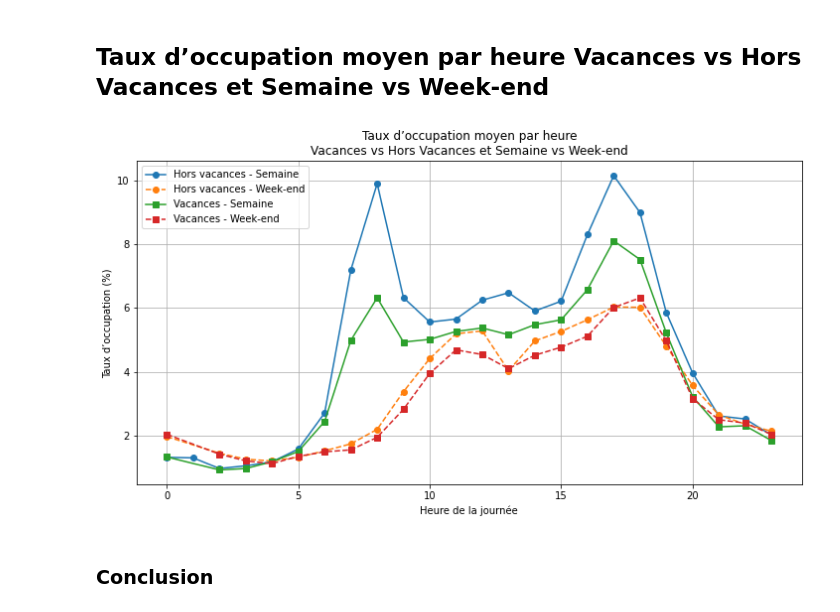
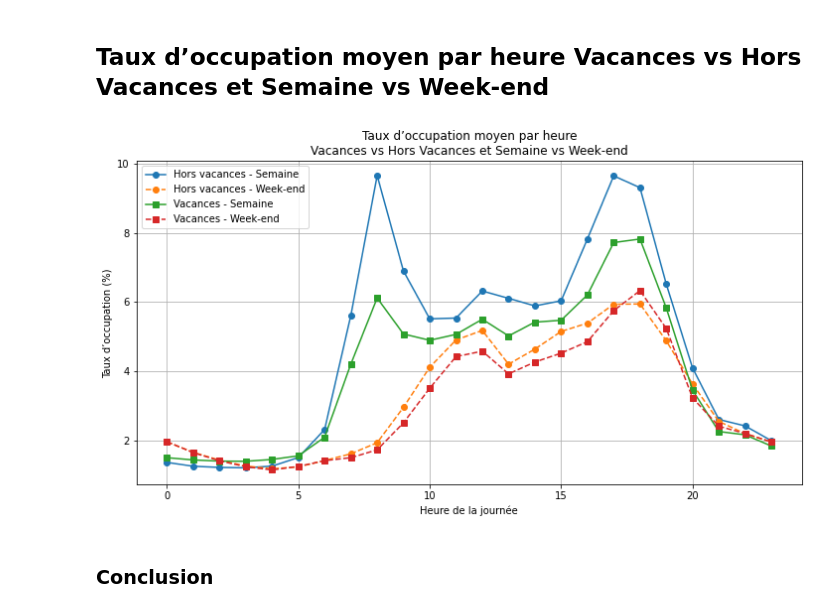
Before and after one commit to BENOUSSAIDarezkimalek/AI_model_urban_mobility, a Jupyter notebook: src/serie_temporelle_exploration.ipynb, the cells around one changed output. Drawn from its saved outputs; the diff is of its cells as text; code cells hidden in the pictures.

```diff
--- a/src/serie_temporelle_exploration.ipynb
+++ b/src/serie_temporelle_exploration.ipynb
@@ -10,4 +12,4 @@ import seaborn as sns
 # %% [markdown]
 # Import dataset
 # %%
-df_trafic = pd.read_parquet('/Users/manu/Desktop/SUP/Projet 2/AI_model_urban_mobility/data/df_final_20250423.parquet')
+df_trafic = pd.read_parquet('/Users/manu/Desktop/SUP/Projet 2/AI_model_urban_mobility/data/df_final_15min_NoNan_20250505.parquet')
@@ -14,5 +36,5 @@ df_trafic = pd.read_parquet('/Users/manu/Desktop/SUP/Projet 2/AI_model_urban_mob
 # %%
-df_trafic = df_trafic.set_index('horodatage')
+df_trafic = df_trafic.set_index('heure_arrondie')
 # %%
 df_trafic.columns
 # %% [output]
@@ -42,14 +64,0 @@ df_trafic.head()
-# %%
-columns = ['id_technique', 'id', 'debit', 'longueur', 'taux_occupation',
-       'code_couleur', 'nom_du_troncon', 'etat_du_trafic', 'temps_de_parcours',
-       'vitesse', 'geo_point_2d', 'geometrie', 'shape_geo', 'type_geo',
-       'coordinates_geo', 'jour', 'is_vacances', 'is_ferie', 'temperature_2m',
-       'visibility', 'precipitation', 'wind_speed_10m', 'gml_id', 'date_ech',
-       'code_qual', 'lib_qual', 'coul_qual', 'date_dif', 'source', 'type_zone',
-       'code_zone', 'lib_zone', 'code_no2', 'code_so2', 'code_o3', 'code_pm10',
-       'code_pm25', 'x_wgs84', 'y_wgs84', 'x_reg', 'y_reg', 'epsg_reg',
-       'etat_indice', 'geom_type', 'geom_coordinates', 'geo_point_2d_lon',
-       'geo_point_2d_lat', 'has_event_near_troncon', 'pluie',
-       'is_weekend']
-
-df_trafic = df_trafic[columns].copy()
@@ -56,11 +86,10 @@ df_trafic = df_trafic[columns].copy()
+# %%
+df_trafic['is_weekend'] = df_trafic['jour'].apply(lambda x : 1 if x in ['Saturday', 'Sunday'] else 0)
 # %% [markdown]
 # Exploration
 # %% [markdown]
 ## Taux d’occupation moyen par heure Vacances vs Hors Vacances et Semaine vs Week-end
 # %%
-# Ajouter la colonne 'hour'
-df_trafic['hour'] = df_trafic.index.hour
-
 # Moyenne par heure, selon vacances et week-end :
 mean_hour = df_trafic.groupby(['hour', 'is_vacances', 'is_weekend'])['taux_occupation'].mean().reset_index()
 
@@ -79,34 +108,34 @@ plt.plot(
 plt.plot(
     mean_hour[(mean_hour['is_vacances'] == 0) & (mean_hour['is_weekend'] == 1)]['hour'],
     mean_hour[(mean_hour['is_vacances'] == 0) & (mean_hour['is_weekend'] == 1)]['taux_occupation'],
     label='Hors vacances - Week-end',
     linestyle='--', marker='o'
 )
 
 # Vacances - semaine
 plt.plot(
     mean_hour[(mean_hour['is_vacances'] == 1) & (mean_hour['is_weekend'] == 0)]['hour'],
     mean_hour[(mean_hour['is_vacances'] == 1) & (mean_hour['is_weekend'] == 0)]['taux_occupation'],
     label='Vacances - Semaine',
     linestyle='-', marker='s'
 )
 
 # Vacances - week-end
 plt.plot(
     mean_hour[(mean_hour['is_vacances'] == 1) & (mean_hour['is_weekend'] == 1)]['hour'],
     mean_hour[(mean_hour['is_vacances'] == 1) & (mean_hour['is_weekend'] == 1)]['taux_occupation'],
     label='Vacances - Week-end',
     linestyle='--', marker='s'
 )
 
 plt.title('Taux d’occupation moyen par heure\nVacances vs Hors Vacances et Semaine vs Week-end')
 plt.xlabel('Heure de la journée')
 plt.ylabel('Taux d’occupation (%)')
 plt.legend()
 plt.grid(True)
 plt.show()
 # %% [output]
-[figure, old version]
+[figure, new version]
 # %% [markdown]
 ### Conclusion
 # %% [markdown]
```
Also changed, not shown: parts of 55 cells of this notebook, 1 other file.
